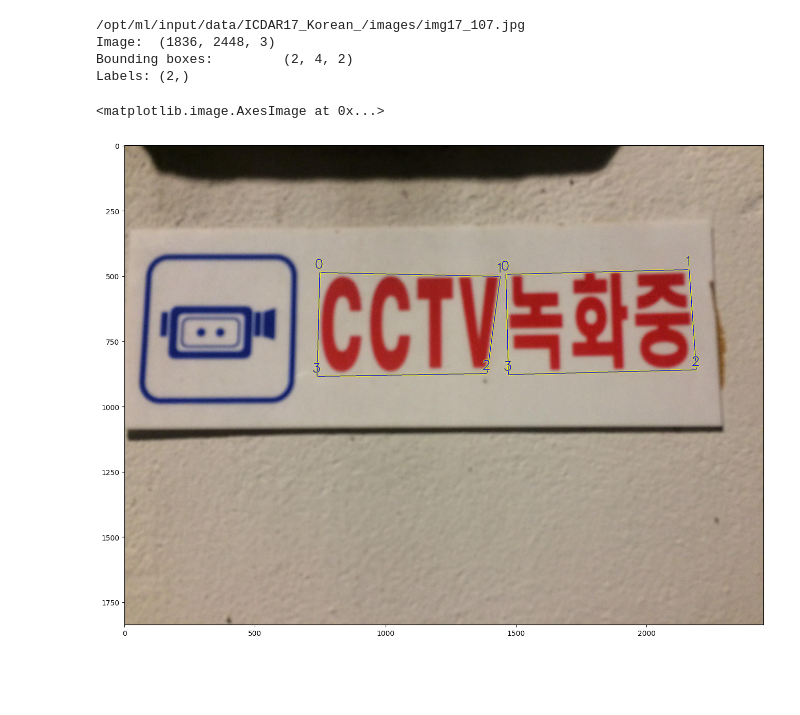
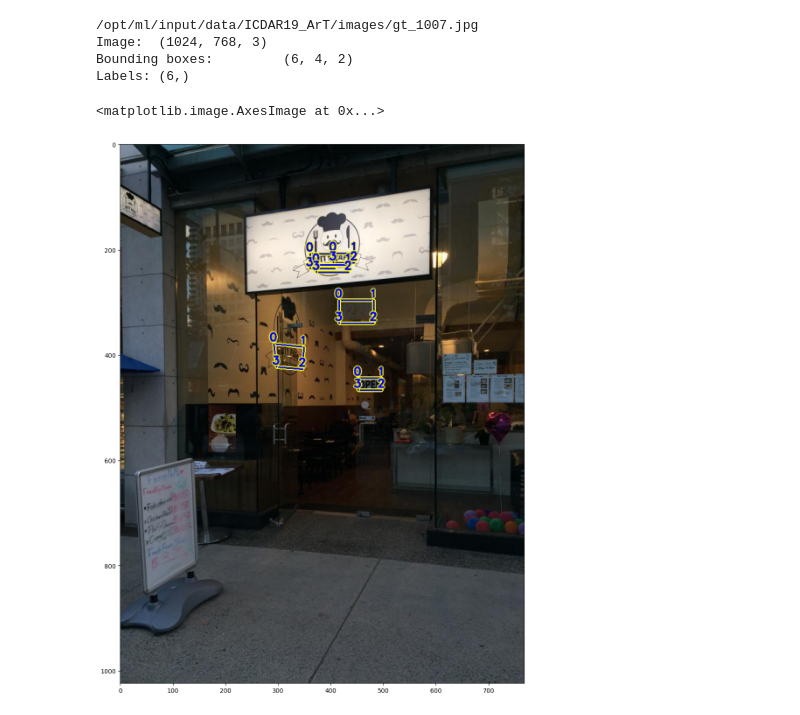
Before and after one commit to boostcampaitech4lv23cv2/level2_dataannotation_cv-level2-cv-10, a Jupyter notebook: utils/view.ipynb, the cells around one changed output. Drawn from its saved outputs; the diff is of its cells as text; code cells hidden in the pictures; blank space fills up the shorter version.

```diff
--- a/utils/view.ipynb
+++ b/utils/view.ipynb
@@ -90,36 +90,36 @@ def get_superimposed_image(image, score_map, heatmap=True, w_image=None, w_map=N
     return cv2.addWeighted(image, w_image, score_map, w_map, 0)
 # %%
 SAMPLE_IDX = 10
-base_path = "/opt/ml/input/data/ICDAR17_Korean_/"
+base_path = "/opt/ml/input/data/ICDAR19_ArT/"
 
 ufo_fpath = base_path + "ufo/train.json"
 with open(ufo_fpath, 'r') as f:
     ufo_anno = json.load(f)
 sample_ids = sorted(ufo_anno['images'])
 sample_id = sample_ids[SAMPLE_IDX]
 image_fpath = base_path + "images/" + sample_id
 image = imread(image_fpath)
 
 print(image_fpath)
 print('Image: \t{}'.format(image.shape))
 
 bboxes, labels = [], []
 for word_info in ufo_anno['images'][sample_id]['words'].values():
     bboxes.append(np.array(word_info['points']))
     labels.append(int(not word_info['illegibility']))
 bboxes, labels = np.array(bboxes, dtype=np.float32), np.array(labels, dtype=np.float32)
 print('Bounding boxes: \t{}'.format(bboxes.shape))
 print('Labels:\t{}'.format(labels.shape))
 
 vis = image.copy()
 draw_bboxes(vis, bboxes, double_lined=True, thickness=2, thickness_sub=5, write_point_numbers=True)
 
 plt.figure(figsize=(16, 16))
 plt.imshow(vis)
 # %% [output]
-/opt/ml/input/data/ICDAR17_Korean_/images/img17_107.jpg
-Image:  (1836, 2448, 3)
-Bounding boxes:         (2, 4, 2)
-Labels: (2,)
+/opt/ml/input/data/ICDAR19_ArT/images/gt_1007.jpg
+Image:  (1024, 768, 3)
+Bounding boxes:         (6, 4, 2)
+Labels: (6,)
 <matplotlib.image.AxesImage at 0x...>
-[figure, old version]
+[figure, new version]
```
Also changed, not shown: 7 other files.
